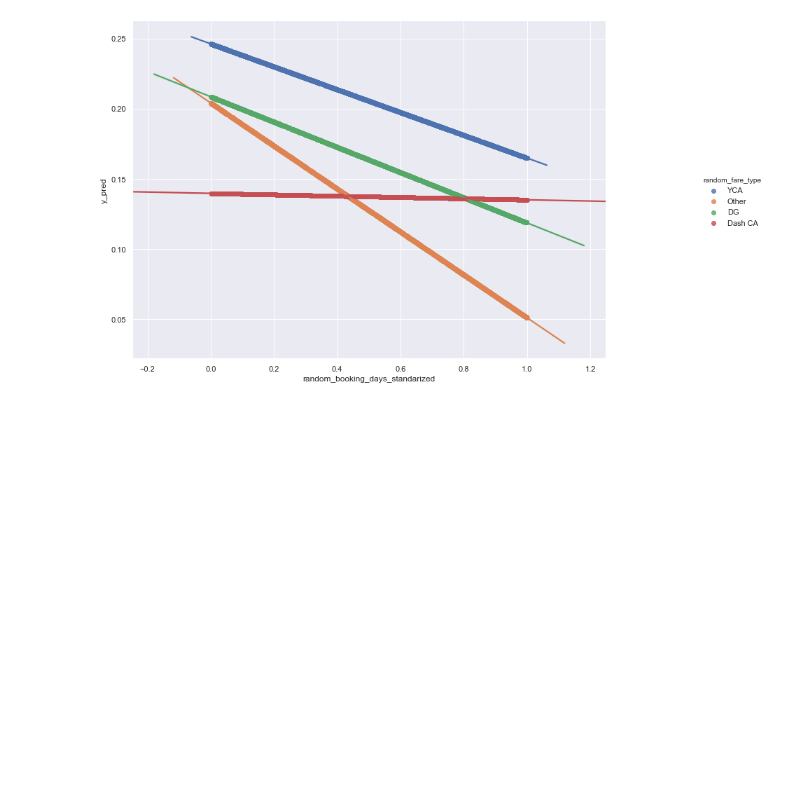
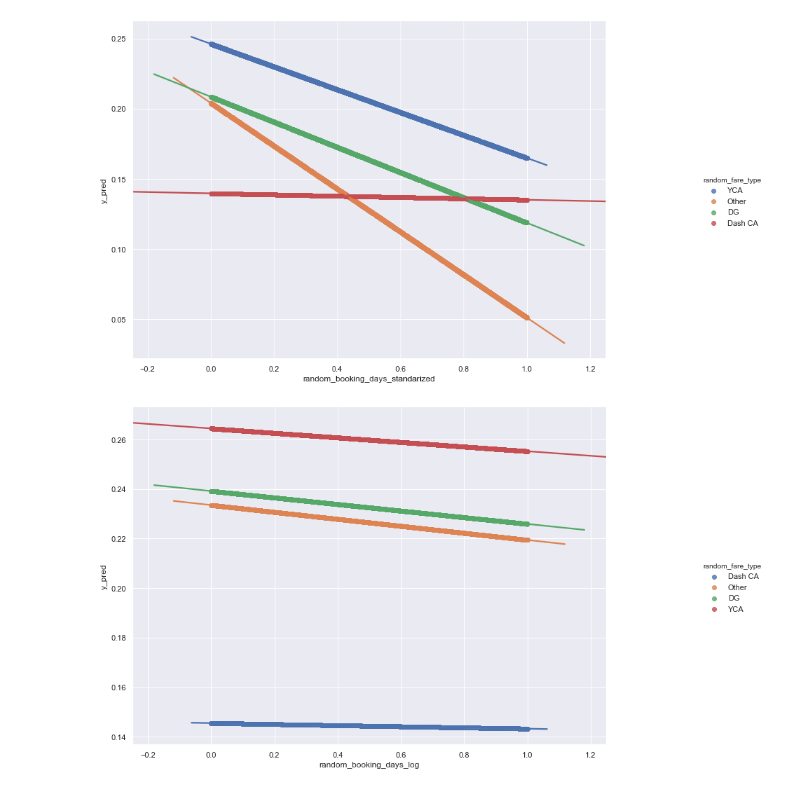
Before and after one commit to GSA/travel-project-report, a Jupyter notebook: analysis/Model Bootstrapping.ipynb, the cells around one changed output. Drawn from its saved outputs; the diff is of its cells as text; code cells hidden in the pictures; blank space fills up the shorter version.

Commit message:
ENH: add bootstrap for log transform model (#4)

```diff
--- a/analysis/Model Bootstrapping.ipynb
+++ b/analysis/Model Bootstrapping.ipynb
@@ -146,0 +144,9 @@ bootstrap_results.to_csv('bootstrap_results.csv', index = False)
+# %%
+formula_log = (
+               "cost_per_mile ~   market_share_log  + month + day_of_week + C(Year) + "
+               "no_CA_award + booking_days_log + booking_days_log*C(fare_type, "
+               "Treatment(reference='Dash CA')) + city_pair_code + self_booking_indicator"
+              )
+#this model uses the standarized booking advanced days
+result_log = sm.ols(formula = formula_log, data = df).fit()
+result_log.summary()
@@ -146,0 +186,5 @@ bootstrap_results.to_csv('bootstrap_results.csv', index = False)
+# %%
+data_log = bootstrap_resample(df, formula_log, booking_days_col = 'booking_days_log')
+bootstrap_results_log = pd.DataFrame(data_log)
+bootstrap_results_log.head()
+bootstrap_results_log.to_csv('bootstrap_results_log.csv', index = False)
@@ -156,3 +211,13 @@ g = sns.lmplot(x = "random_booking_days_standarized",
 g.fig.set_size_inches(15, 8)
 # %% [output]
 [figure]
+# %%
+# log transformed booking days
+sns.set(color_codes = True)
+g_log = sns.lmplot(x = "random_booking_days_log",
+                   y = "y_pred",
+                   hue = "random_fare_type",
+                   data = bootstrap_results_log)
+g_log.fig.set_size_inches(15, 8)
+# %% [output]
+[figure, added]
```
Also changed, not shown: parts of 8 cells of this notebook.
